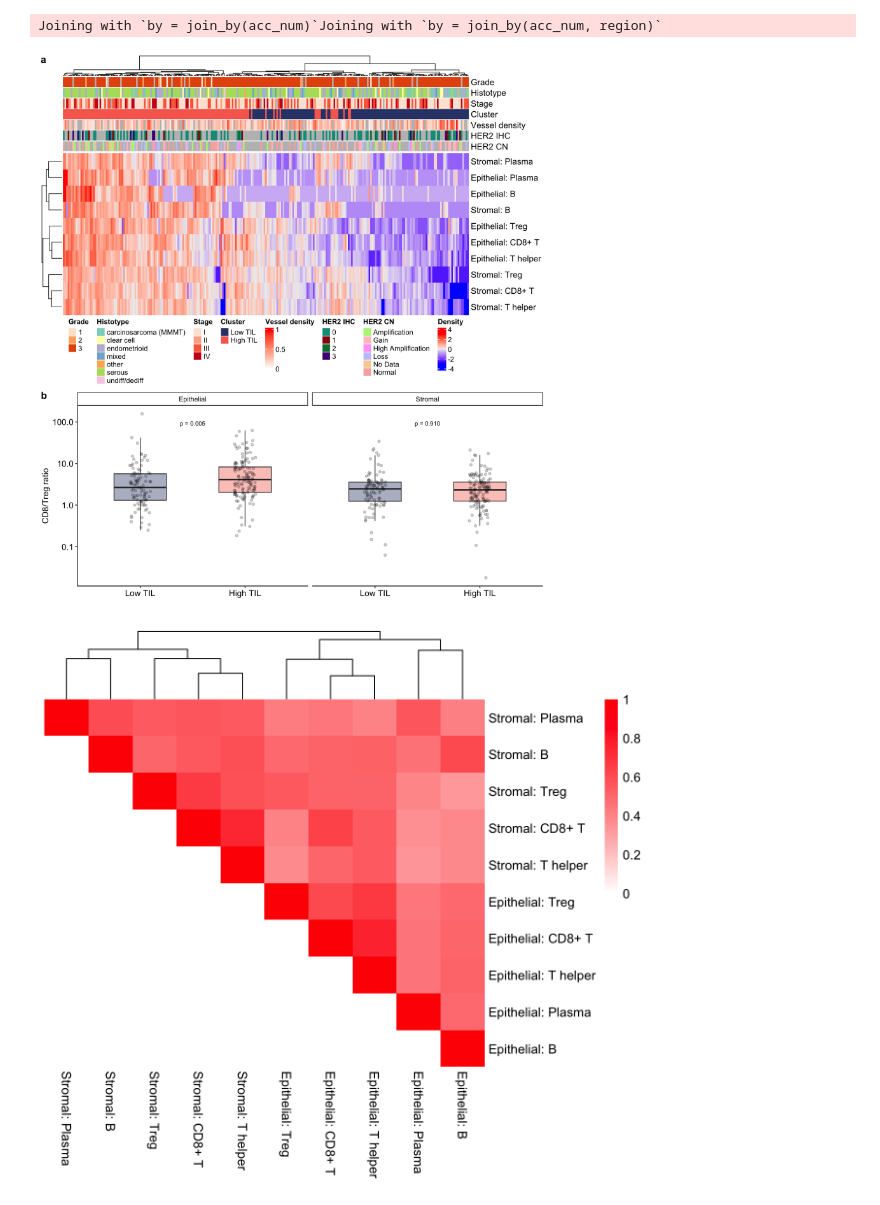
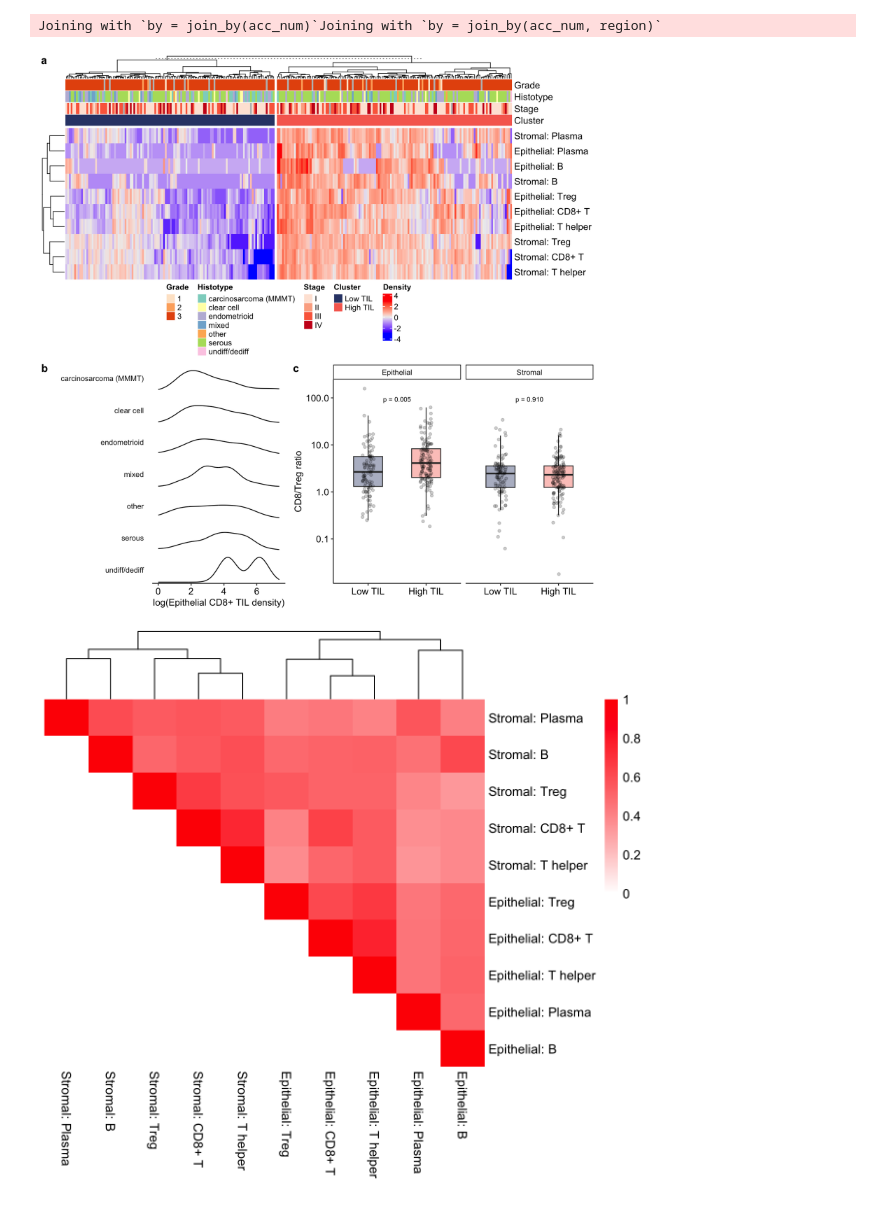
Before and after one commit to Irrationone/tfri_halo, a Jupyter notebook: paper/_manuscript/notebooks/clustering.out.ipynb, the cells around one changed output. Drawn from its saved outputs; the diff is of its cells as text; code cells hidden in the pictures.

Commit message:
Figure and manuscript v2

```diff
--- a/paper/_manuscript/notebooks/clustering.out.ipynb
+++ b/paper/_manuscript/notebooks/clustering.out.ipynb
@@ -449,11 +449,15 @@ names(cox_fits_cs) <- unique_outcomes
 # names(cox_fits_pdl1) <- unique_outcomes
 # %%
 unique_outcomes <- c("os", "pfs", "dss")
-unique_stage <- c("I", "II", "III", "IV")
+unique_stage <- c("I", "II", "III", "IV", "all")
 
 km_fits <- lapply(unique_outcomes, function(x) {
   tmp <- lapply(unique_stage, function(stage) {
-    df <- clinical_long_clust_assignments %>% filter(outcome == x, stage_main == stage)
+    if (stage == "all") {
+      df <- clinical_long_clust_assignments %>% filter(outcome == x, stage_main %in% c("I", "II", "III", "IV"))
+    } else {
+      df <- clinical_long_clust_assignments %>% filter(outcome == x, stage_main == stage)
+    }
     fit <- survfit(Surv(time, status) ~ clust_map,
                    data = df)
     pval <- surv_pvalue(fit, data = df)
@@ -553,7 +591,7 @@ mat <- (density_final_input %>% na.omit) %>% scale
 col_anno <- (overall_annotations_comb_tma %>%
                rename(Cluster=clust_map,
                       `Vessel density`=frac_vessel_stroma) %>%
-               select(-c(frac_vessel_all, count_pct)) %>%
+               select(-c(frac_vessel_all, count_pct, `HER2 IHC`, `HER2 CN`, `Vessel density`)) %>%
                column_to_rownames("acc_num"))[rownames(mat),]
 
 mat <- mat[which(col_anno$Subtype == "p53abn" & !is.na(col_anno$Cluster)),] %>% scale
@@ -563,7 +601,7 @@ col_anno <- col_anno[,!str_detect(colnames(col_anno), "Subtype")]
 ha <- columnAnnotation(df = col_anno, annotation_width = 0.02,
                        col = list(
                          Cluster=palette_tilclust,
-                         `Vessel density`=colorRamp2(c(0, 1), c("white", "red")),
+                         #`Vessel density`=colorRamp2(c(0, 1), c("white", "red")),
                          Cohort=palette_cohort,
                          Grade=palette_grade,
                          Histotype=palette_histotype,
@@ -579,7 +617,8 @@ density_heatmap <- Heatmap(mat %>% t,
                            clustering_method_rows = "ward.D2",
                            column_names_rot = 60,
                            show_column_names = FALSE,
-                           column_split = col_anno$clust_map,
+                           column_split = col_anno$Cluster,
+                           column_title = NULL,
                            top_annotation = ha,
                            heatmap_legend_param = list(
                              title = "Density"
@@ -611,10 +650,27 @@ densities_labeled <- densities_final %>%
   )
 # %% [output]
 Joining with `by = join_by(acc_num)`Joining with `by = join_by(acc_num, region)`
+# %%
+densities_cyto_all <- densities_cyto %>%
+  filter(variable %in% c("tcyto"),
+         region == "tumour")
+
+histotype_kd_til_plot <- ggplot(densities_cyto_all, aes(log_density)) +
+  geom_density() +
+  facet_wrap(~ Histotype, ncol = 1, strip.position = "left") +
+  theme_pubr() +
+  theme(axis.line.y = element_blank(),
+        axis.text.y = element_blank(),
+        axis.ticks.y = element_blank(),
+        strip.text.y.left = element_text(angle = 0, hjust = 1),  strip.background.y = element_blank(), strip.placement = "outside") +
+  xlab("log(Epithelial CD8+ TIL density)") +
+  ylab("")
+
+densities_bottomrow_plot <- plot_grid(histotype_kd_til_plot, cd8_treg_ratio_plot + theme(legend.position = "none"), ncol = 2, rel_widths = c(0.45, 0.55), labels = c("b", "c"))
 # %%
-plot_grid(densities_tilclust_plot, cd8_treg_ratio_plot + theme(legend.position = "none"), nrow = 2, ncol = 1, rel_heights = c(0.6, 0.4), labels = c("a", "b"))
+plot_grid(densities_tilclust_plot, densities_bottomrow_plot, nrow = 2, ncol = 1, rel_heights = c(0.55, 0.45), labels = c("a", ""))
 # %% [output]
-[figure, old version]
+[figure, new version]
 # %%
 density_cormat <- density_final_input %>%
   cor(., method = "pearson")
```
Also changed, not shown: parts of 9 cells of this notebook, 16 other files.
